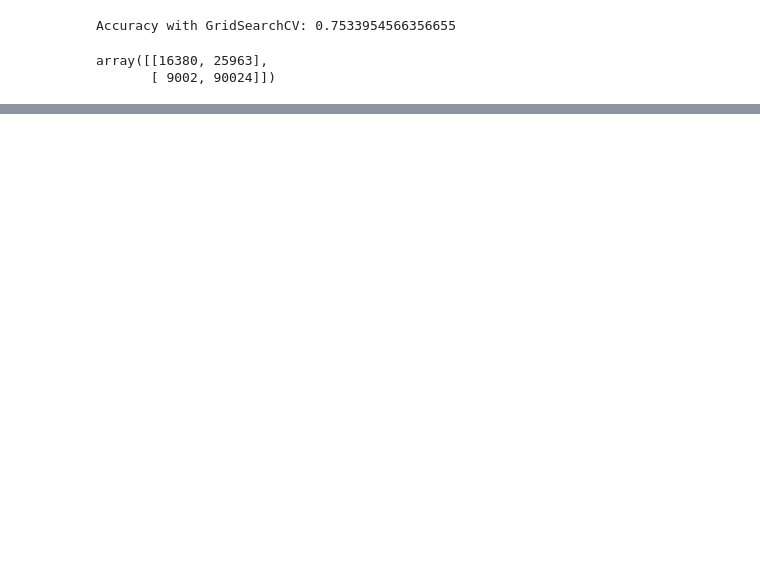
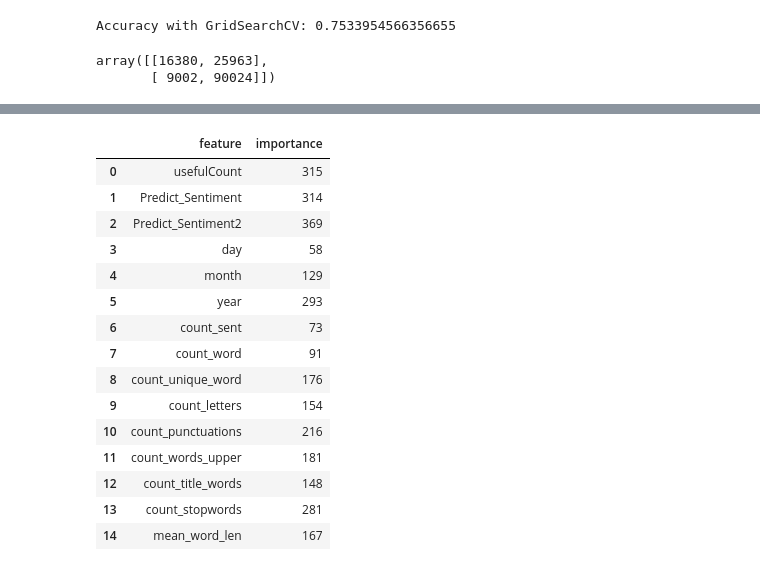
Before and after one commit to emonteiro27/drug-review, a Jupyter notebook: drug_review.ipynb, the cells around one changed output, grey strips where cells are left out. Drawn from its saved outputs; the diff is of its cells as text; code cells hidden in the pictures; blank space fills up the shorter version.

```diff
--- a/drug_review.ipynb
+++ b/drug_review.ipynb
@@ -929,0 +938,2 @@ plt.savefig('lgbm_importances.png')
+# %%
+cols = feature_importance_df[["feature", "importance"]].groupby("feature").mean().sort_values(by="importance", ascending=False)[:50].index
@@ -929,0 +959,19 @@ plt.savefig('lgbm_importances.png')
+# %%
+feature_importance_df.loc[feature_importance_df.feature.isin(cols)]
+# %% [output]
+|  | feature | importance |
+| 0 | usefulCount | 315 |
+| 1 | Predict_Sentiment | 314 |
+| 2 | Predict_Sentiment2 | 369 |
+| 3 | day | 58 |
+| 4 | month | 129 |
+| 5 | year | 293 |
+| 6 | count_sent | 73 |
+| 7 | count_word | 91 |
+| 8 | count_unique_word | 176 |
+| 9 | count_letters | 154 |
+| 10 | count_punctuations | 216 |
+| 11 | count_words_upper | 181 |
+| 12 | count_title_words | 148 |
+| 13 | count_stopwords | 281 |
+| 14 | mean_word_len | 167 |
```
Also changed, not shown: parts of 10 cells of this notebook, 1 other file.
